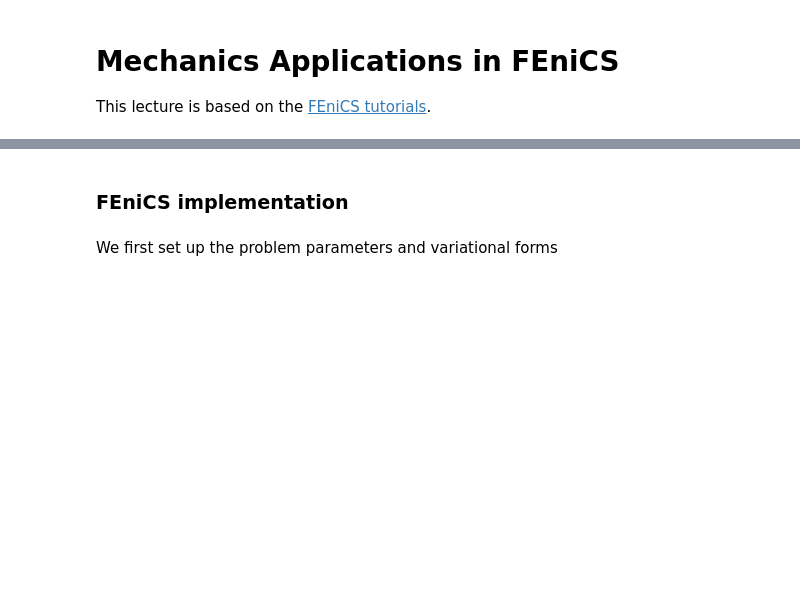
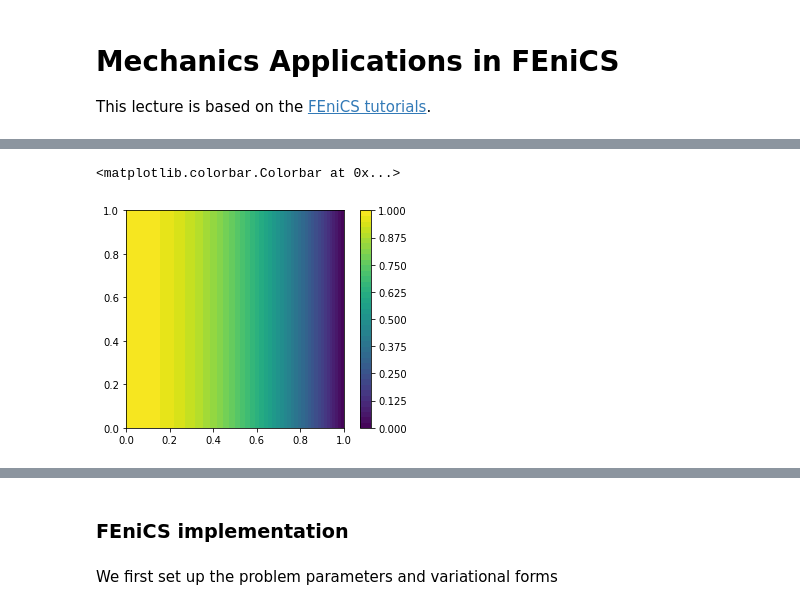
Before and after one commit to bergolho/SSCP_2019_master, a Jupyter notebook: L13/L13.ipynb, the cells around one changed output, grey strips where cells are left out. Cells and saved outputs as stored; diff of their text form; code cells hidden in the pictures; blank space fills up the shorter version.

```diff
--- a/L13/L13.ipynb
+++ b/L13/L13.ipynb
@@ -44,0 +48,9 @@ which we can test for using our computed $u$. When $f(x) = 0$ we call this equat
+# %%
+mesh = UnitSquareMesh(16,16)
+P = FunctionSpace(mesh, 'P', 2)
+p_e = project(Expression("1-x[0]*x[0]", degree=2), P)
+fig = plot(p_e)
+plt.colorbar(fig)
+# %% [output]
+<matplotlib.colorbar.Colorbar at 0x...>
+[figure, added]
```
Also changed, not shown: parts of 12 cells of this notebook.
